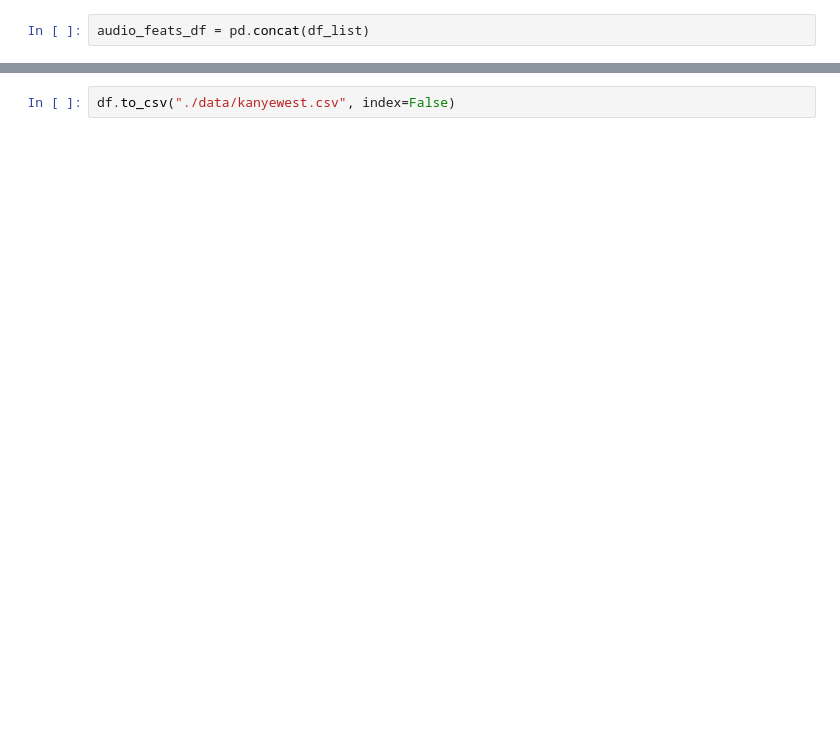
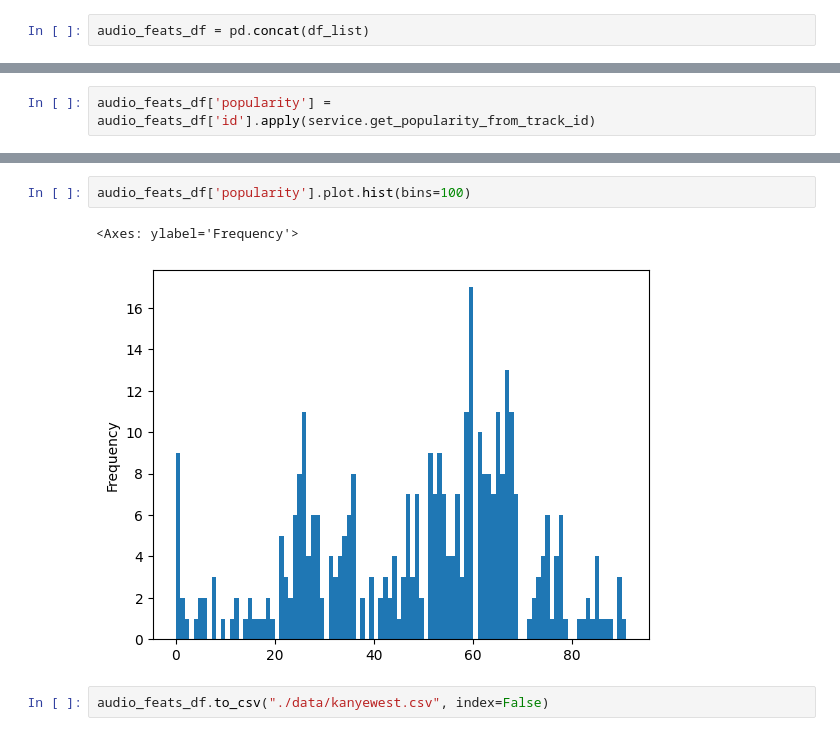
Before and after one commit to oms26/convexp_spotify, a Jupyter notebook: test.ipynb, the cells around one changed output, grey strips where cells are left out. Drawn from its saved outputs; the diff is of its cells as text; blank space fills up the shorter version.

```diff
--- a/test.ipynb
+++ b/test.ipynb
@@ -117,0 +100,2 @@ df
+# %%
+audio_feats_df['popularity'] = audio_feats_df['id'].apply(service.get_popularity_from_track_id)
@@ -118,5 +118,10 @@ df
+# %%
+audio_feats_df['popularity'].plot.hist(bins=100)
+# %% [output]
+<Axes: ylabel='Frequency'>
+[figure, added]
 # %%
-df.to_csv("./data/kanyewest.csv", index=False)
+audio_feats_df.to_csv("./data/kanyewest.csv", index=False)
 # %%
 df = pd.read_csv("./data/kanyewest.csv")
 df
```
Also changed, not shown: parts of 12 cells of this notebook, 2 other files.
